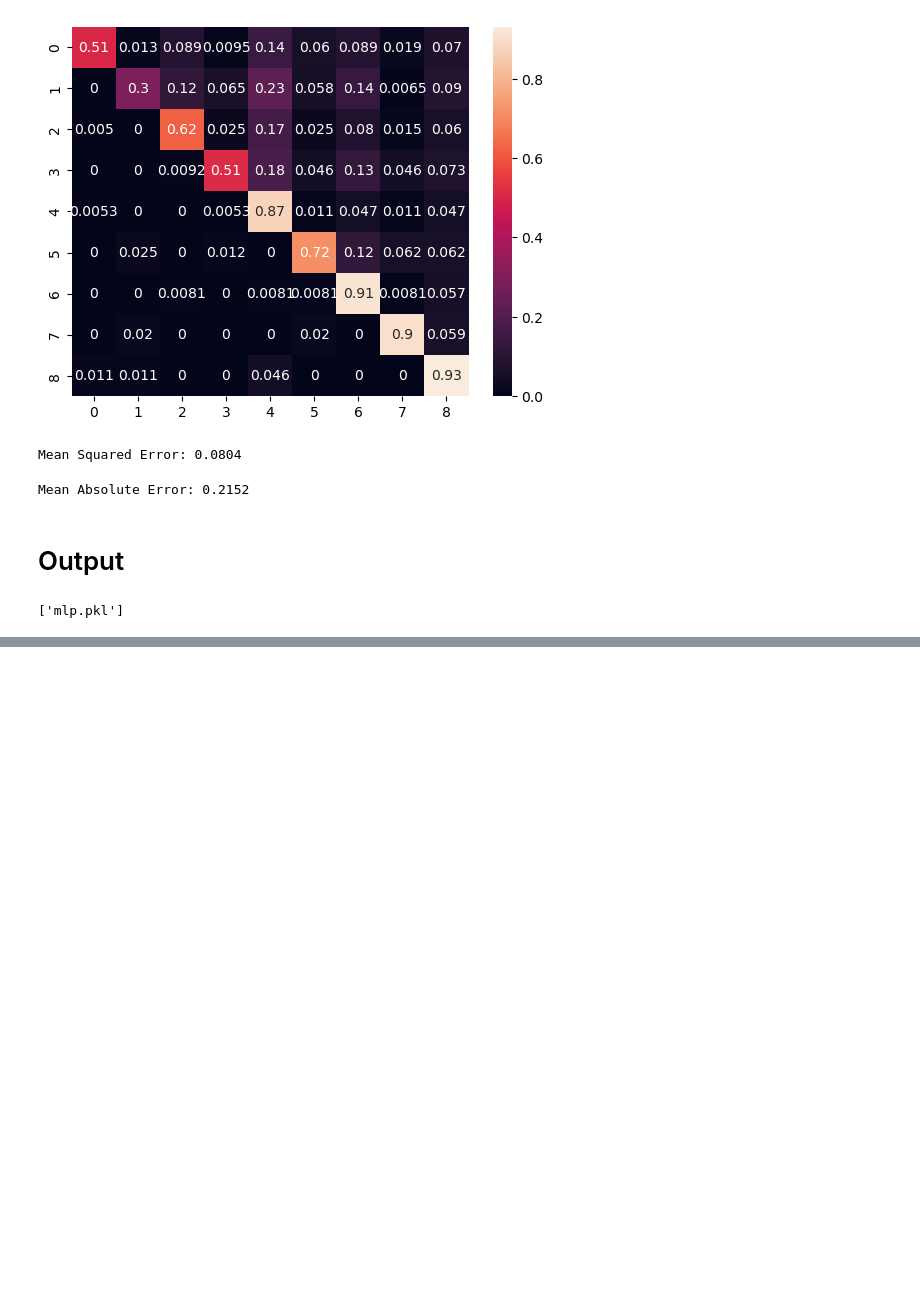
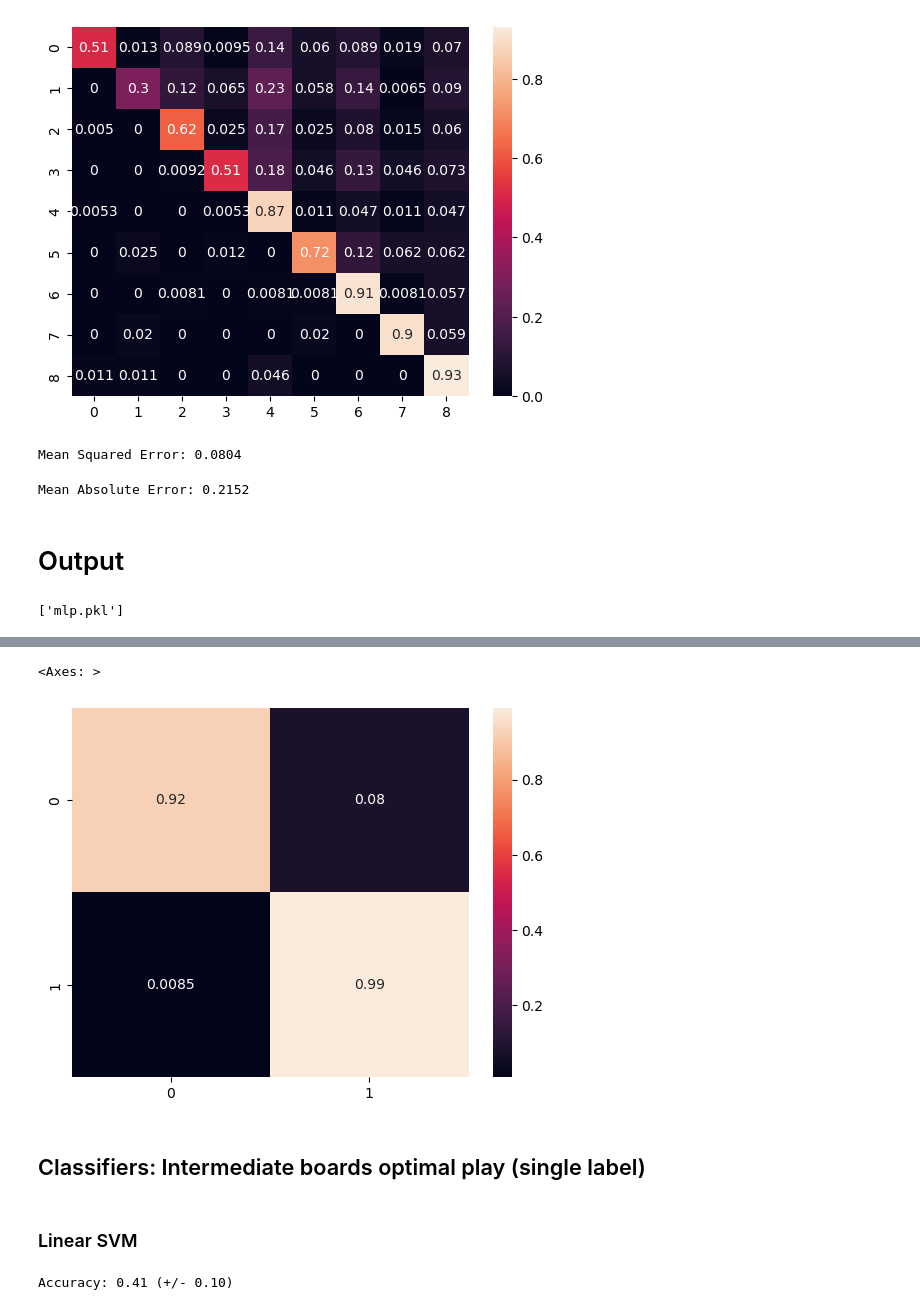
Before and after one commit to tybeller/TicTacToeAI, a Jupyter notebook: Tic Tac Toe.ipynb, the cells around one changed output, grey strips where cells are left out. Saved outputs shown, nothing was run; the diff lists cells and outputs as text; code cells hidden in the pictures; blank space fills up the shorter version.

```diff
--- a/Tic Tac Toe.ipynb
+++ b/Tic Tac Toe.ipynb
@@ -263,0 +376,21 @@ jl.dump(mlp_reg, 'mlp.pkl')
+# %%
+y_final_mlp_pred = cross_val_predict(mlp_final_clf, X_final_test, y_final_test.ravel(), cv=kfold)
+
+mlp_final_conf_mx = confusion_matrix(y_final_test, y_final_mlp_pred, normalize='true')
+sns.heatmap(mlp_final_conf_mx, annot=True)
+# %% [output]
+<Axes: >
+[figure, added]
+# %% [markdown]
+## Classifiers: Intermediate boards optimal play (single label)
+# %% [markdown]
+### Linear SVM
+# %%
+linear_svm_single_clf = SVC(kernel='linear')
+linear_svm_single_clf.fit(X_single_train, y_single_train.ravel())
+
+scores = cross_val_score(linear_svm_single_clf, X_single_test, y_single_test.ravel(), cv=kfold)
+
+print("Accuracy: %0.2f (+/- %0.2f)" % (scores.mean(), scores.std() * 2))
+# %% [output]
+Accuracy: 0.41 (+/- 0.10)
```
Also changed, not shown: parts of 45 cells of this notebook.
